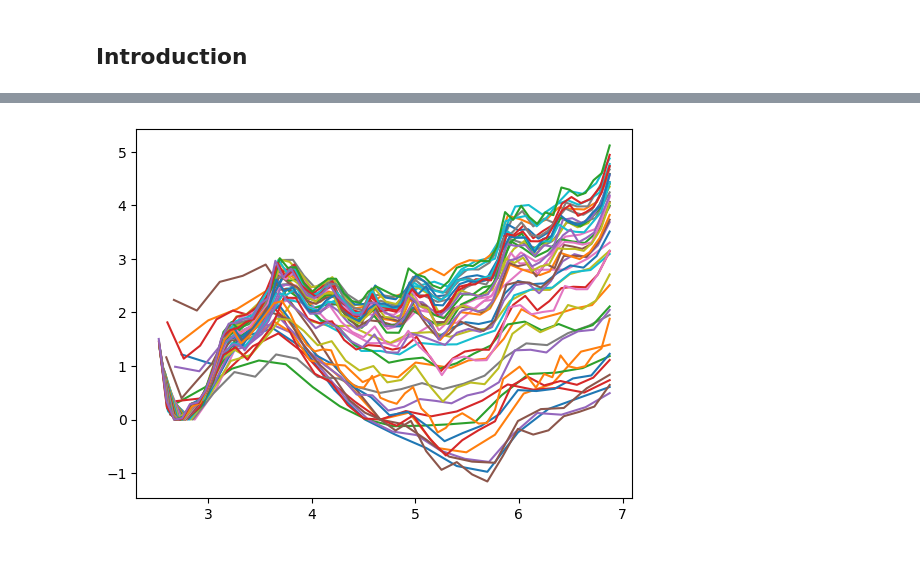
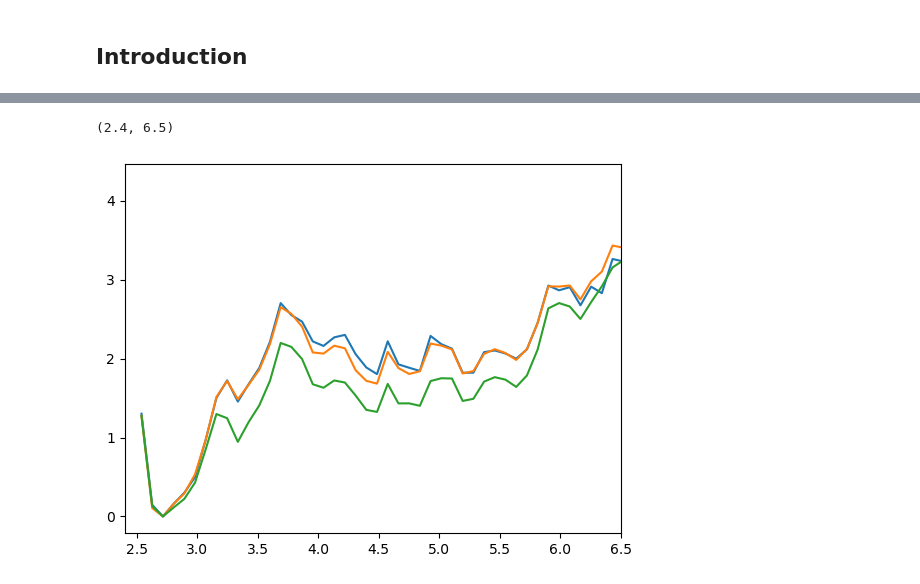
Before and after one commit to rostaresearch/enhanced-sampling-workshop-2022, a Jupyter notebook: Day1/1.Umbrella_Sampling_NaCl/NaCl_Umbrella_Sampling.ipynb, the cells around one changed output, grey strips where cells are left out. Cells and saved outputs as stored; diff of their text form; code cells hidden in the pictures.

```diff
--- a/Day1/1.Umbrella_Sampling_NaCl/NaCl_Umbrella_Sampling.ipynb
+++ b/Day1/1.Umbrella_Sampling_NaCl/NaCl_Umbrella_Sampling.ipynb
@@ -413,8 +397,8 @@ d.k_val = np.ones(dist.shape[0]) * K / 418.4
 d.constr_val = umbrella_centers * 10
 # %%
 results = []
-for l in [1]:
-    for n in range(15, 60):
+for l in [1, 2, 3]:
+    for n in [50]:
         d.lagtime = l
         d.numbins = n
         results.append(d.run(biased=True, plot=False))
@@ -439,7 +409,9 @@ Degree of symmetry: 0.8914005586644045
 # %%
 f, a = plt.subplots()
 for r in results:
     a.plot(r[0], r[1], label="bin={:d}".format(len(r[0])))
+plt.xlim(2.4, 6.5)
 # plt.legend()
 # %% [output]
+(2.4, 6.5)
-[figure, old version]
+[figure, new version]
```
Also changed, not shown: parts of 6 cells of this notebook, 3 other files.
